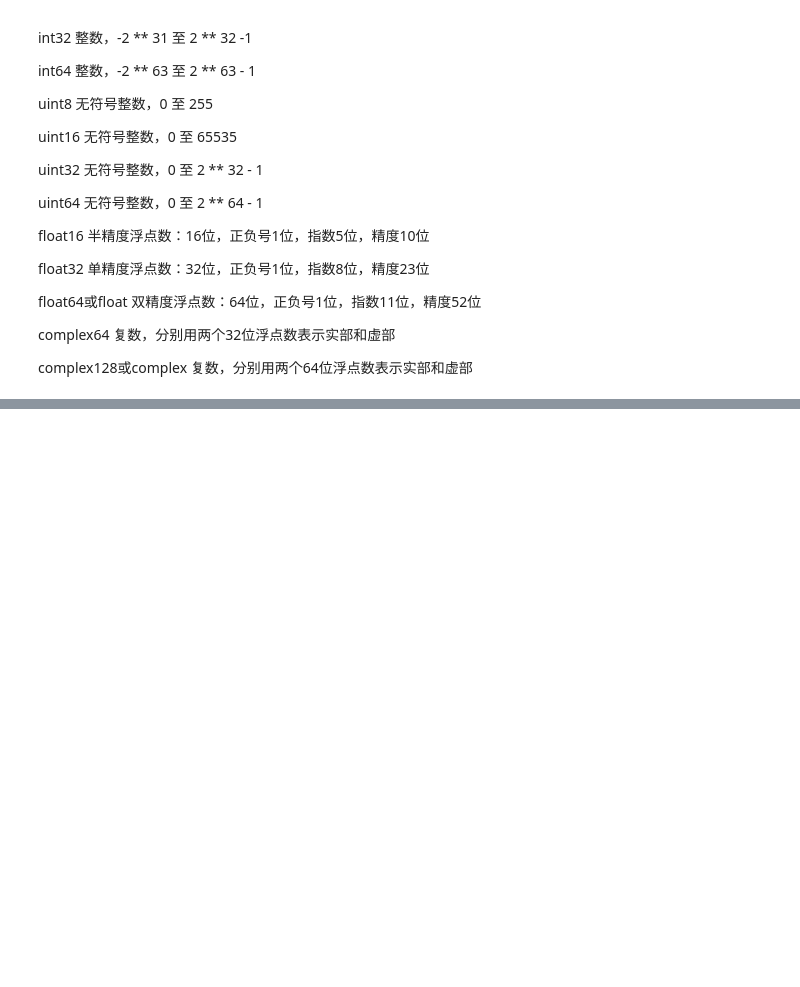
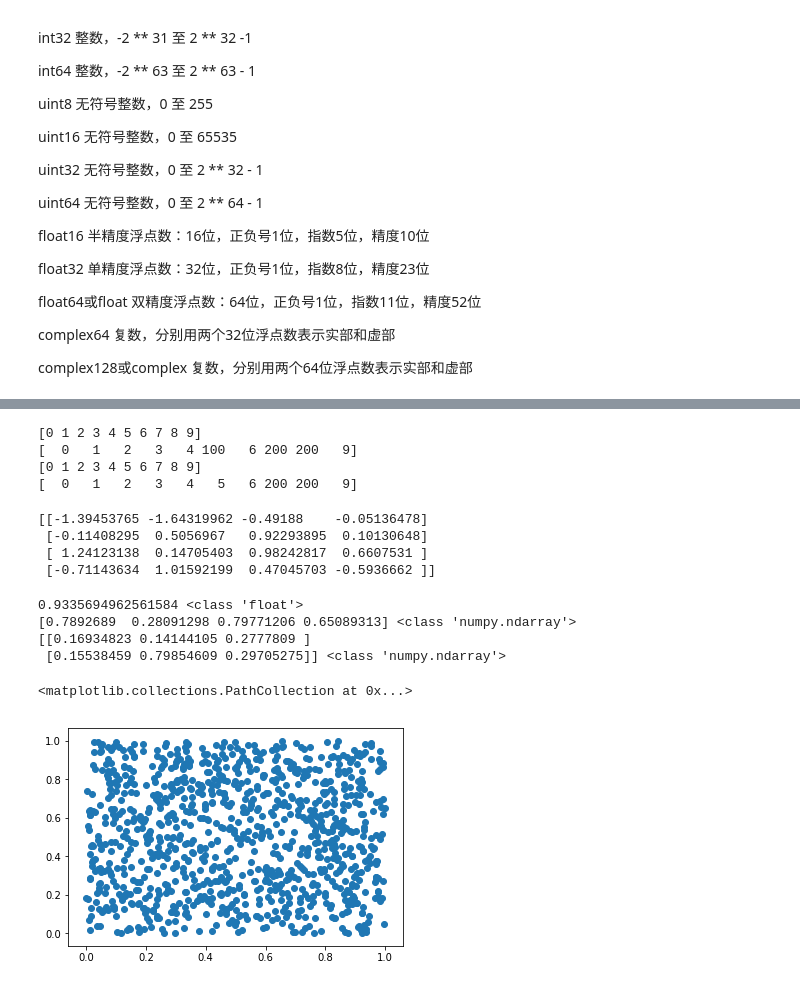
Before and after one commit to tiantian123/DataAnalysis, a Jupyter notebook: DataPractice/02.重点工具掌握：数据解析核心技巧/CH01科学计算工具1：Numpy.ipynb, the cells around one changed output, grey strips where cells are left out. Cells and saved outputs as stored; diff of their text form; code cells hidden in the pictures; blank space fills up the shorter version.

Commit message:
Numpy practice

```diff
--- a/DataPractice/02.重点工具掌握：数据解析核心技巧/CH01科学计算工具1：Numpy.ipynb
+++ b/DataPractice/02.重点工具掌握：数据解析核心技巧/CH01科学计算工具1：Numpy.ipynb
@@ -196,0 +483,20 @@ complex128或complex	复数，分别用两个64位浮点数表示实部和虚部
+# %%
+# 数组索引及切片的值更改、复制
+ar = np.arange(10)
+print(ar)
+ar[5] = 100
+ar[7:9] = 200
+print(ar)
+# 一个标量赋值给一个索引/切片时，会自动改变/传播原始数组
+
+ar = np.arange(10)
+b = ar.copy()
+b[7:9] = 200
+print(ar)
+print(b)
+# 复制
+# %% [output]
+[0 1 2 3 4 5 6 7 8 9]
+[  0   1   2   3   4 100   6 200 200   9]
+[0 1 2 3 4 5 6 7 8 9]
+[  0   1   2   3   4   5   6 200 200   9]
@@ -196,0 +510,40 @@ complex128或complex	复数，分别用两个64位浮点数表示实部和虚部
+# %%
+# 随机数生成
+
+samples = np.random.normal(size=(4,4))
+print(samples)
+# 生成一个标准正太分布的4*4样本值
+# %% [output]
+[[-1.39453765 -1.64319962 -0.49188    -0.05136478]
+ [-0.11408295  0.5056967   0.92293895  0.10130648]
+ [ 1.24123138  0.14705403  0.98242817  0.6607531 ]
+ [-0.71143634  1.01592199  0.47045703 -0.5936662 ]]
+# %%
+# numpy.random.rand(d0,d1,...,dn):生成一个[0,1)之间的随机浮点数或N维浮点数组————均匀分布
+
+import matplotlib.pyplot as plt # 导入matplotlib模块，用于图表辅助分析
+% matplotlib inline
+#魔法函数，每次运行自动生成图表
+
+a = np.random.rand()
+print(a,type(a)) # 生成一个随机浮点数
+
+b = np.random.rand(4)
+print(b,type(b))
+#生成4维的一维数组
+
+c = np.random.rand(2,3)
+print(c,type(c))
+# 生成形状为2*3的二维数组，注意这里不是（（2，3））
+
+samples1 = np.random.rand(1000)
+samples2 = np.random.rand(1000)
+plt.scatter(samples1,samples2)
+# 生成1000个均匀分布的样本值
+# %% [output]
+0.9335694962561584 <class 'float'>
+[0.7892689  0.28091298 0.79771206 0.65089313] <class 'numpy.ndarray'>
+[[0.16934823 0.14144105 0.2777809 ]
+ [0.15538459 0.79854609 0.29705275]] <class 'numpy.ndarray'>
+<matplotlib.collections.PathCollection at 0x...>
+[figure, added]
```
Also changed, not shown: parts of 17 cells of this notebook, 1 other file.
